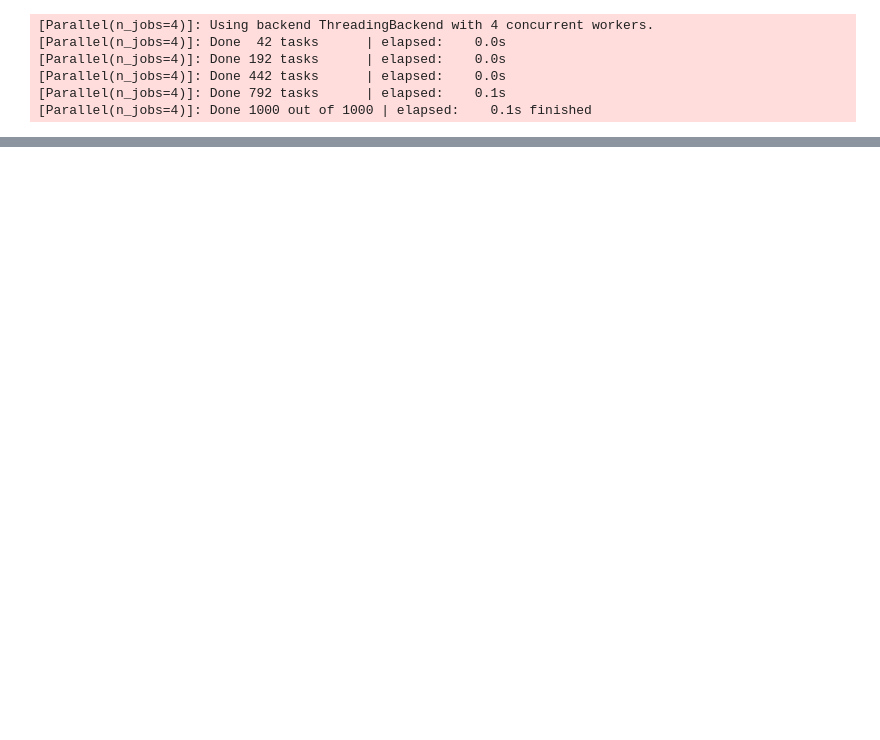
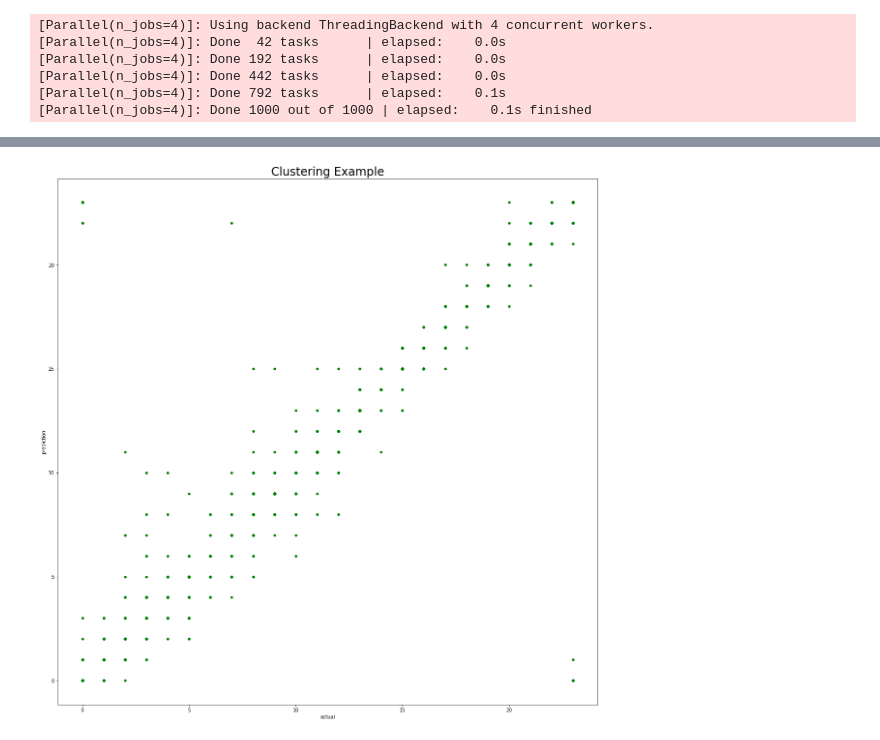
Before and after one commit to MikeHudgell/Jake-Telemetry, a Jupyter notebook: MH RFC v1.ipynb, the cells around one changed output, grey strips where cells are left out. Cells and saved outputs as stored; diff of their text form; code cells hidden in the pictures; blank space fills up the shorter version.

Commit message:
plot predictions vs actual

```diff
--- a/MH RFC v1.ipynb
+++ b/MH RFC v1.ipynb
@@ -249,0 +262,7 @@ weighted avg       0.63      0.63      0.63      1277
+# %%
+df = pd.DataFrame(x_test, columns =features_of_interest)
+df1 = pd.DataFrame(y_predict, columns =['prediction'])
+df2 = pd.DataFrame(y_test, columns =['actual'])
+# %%
+df3 = pd.concat([df, df1], axis=1)
+results_df = pd.concat([df3, df2], axis=1)
@@ -249,0 +285,9 @@ weighted avg       0.63      0.63      0.63      1277
+# %%
+fig, ax = plt.subplots(figsize=(20, 20))
+results_df.plot.scatter(x="actual", y="prediction", ax=ax, alpha=1, color='green')
+#cluster_gdf.plot(ax=ax, alpha=1, markersize=1, color='blue')
+ax.set_title('Clustering Example', fontsize=24, loc='center')
+#plt.savefig("C:/Users/mhudgell/figures/local.png")
+plt.show()
+# %% [output]
+[figure, added]
```
Also changed, not shown: parts of 10 cells of this notebook, 1 other file.
